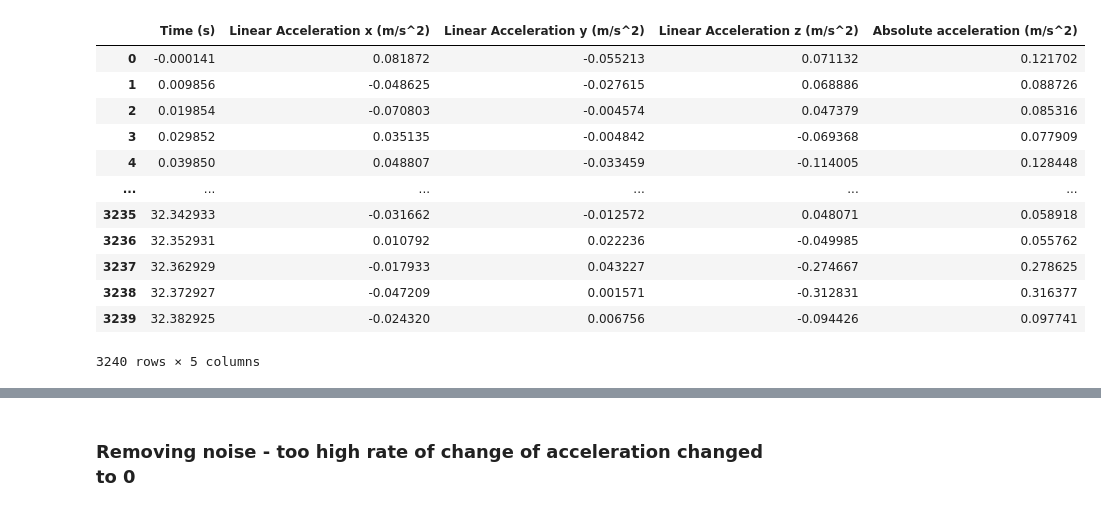
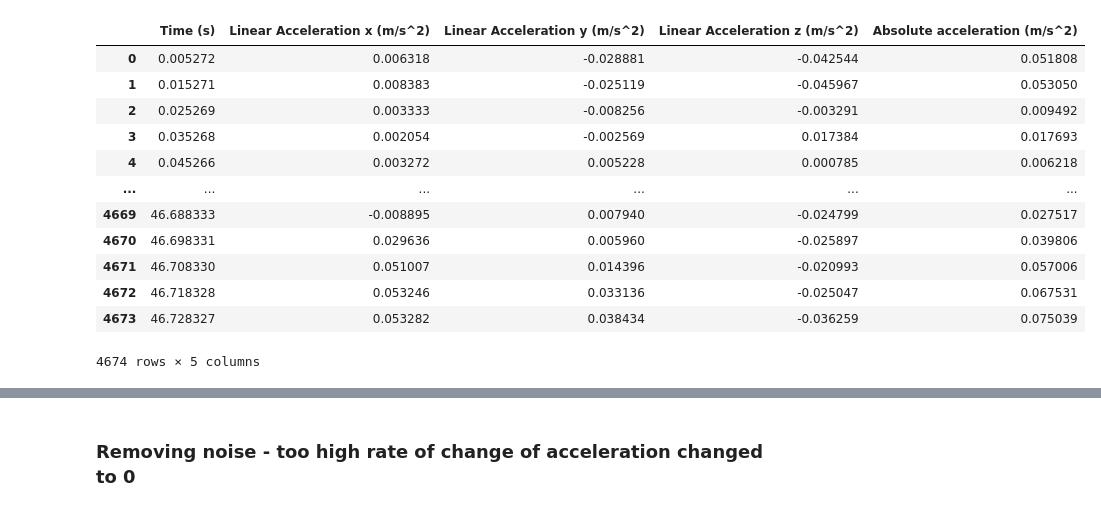
Before and after one commit to raltm2e/imu_phyphox, a Jupyter notebook: test1.ipynb, the cells around one changed output, grey strips where cells are left out. Saved outputs shown, nothing was run; the diff lists cells and outputs as text; code cells hidden in the pictures.

```diff
--- a/test1.ipynb
+++ b/test1.ipynb
@@ -1,22 +1,23 @@
 # %%
+import copy
 import pandas
 
-ACCELERATION_NOISE_THRESHOLD = 1.0
+ACCELERATION_NOISE_THRESHOLD_POSITIVE = 0.9
+ACCELERATION_NOISE_THRESHOLD_NEGATIVE = -1.5
 
-df = pandas.read_csv('initial_testdata/Raw Data.csv')
-df
+df = pandas.read_csv('Acceleration without g 2023-03-26 13-13-54/Raw Data.csv')
 # %% [output]
 |  | Time (s) | Linear Acceleration x (m/s^2) | Linear Acceleration y (m/s^2) | Linear Acceleration z (m/s^2) | Absolute acceleration (m/s^2) |
-| 0 | -0.000141 | 0.081872 | -0.055213 | 0.071132 | 0.121702 |
-| 1 | 0.009856 | -0.048625 | -0.027615 | 0.068886 | 0.088726 |
-| 2 | 0.019854 | -0.070803 | -0.004574 | 0.047379 | 0.085316 |
-| 3 | 0.029852 | 0.035135 | -0.004842 | -0.069368 | 0.077909 |
-| 4 | 0.039850 | 0.048807 | -0.033459 | -0.114005 | 0.128448 |
+| 0 | 0.005272 | 0.006318 | -0.028881 | -0.042544 | 0.051808 |
+| 1 | 0.015271 | 0.008383 | -0.025119 | -0.045967 | 0.053050 |
+| 2 | 0.025269 | 0.003333 | -0.008256 | -0.003291 | 0.009492 |
+| 3 | 0.035268 | 0.002054 | -0.002569 | 0.017384 | 0.017693 |
+| 4 | 0.045266 | 0.003272 | 0.005228 | 0.000785 | 0.006218 |
 | ... | ... | ... | ... | ... | ... |
-| 3235 | 32.342933 | -0.031662 | -0.012572 | 0.048071 | 0.058918 |
-| 3236 | 32.352931 | 0.010792 | 0.022236 | -0.049985 | 0.055762 |
-| 3237 | 32.362929 | -0.017933 | 0.043227 | -0.274667 | 0.278625 |
-| 3238 | 32.372927 | -0.047209 | 0.001571 | -0.312831 | 0.316377 |
-| 3239 | 32.382925 | -0.024320 | 0.006756 | -0.094426 | 0.097741 |
+| 4669 | 46.688333 | -0.008895 | 0.007940 | -0.024799 | 0.027517 |
+| 4670 | 46.698331 | 0.029636 | 0.005960 | -0.025897 | 0.039806 |
+| 4671 | 46.708330 | 0.051007 | 0.014396 | -0.020993 | 0.057006 |
+| 4672 | 46.718328 | 0.053246 | 0.033136 | -0.025047 | 0.067531 |
+| 4673 | 46.728327 | 0.053282 | 0.038434 | -0.036259 | 0.075039 |
-3240 rows × 5 columns
+4674 rows × 5 columns
 # %%
```
Also changed, not shown: parts of 4 cells of this notebook, 2 other files.
